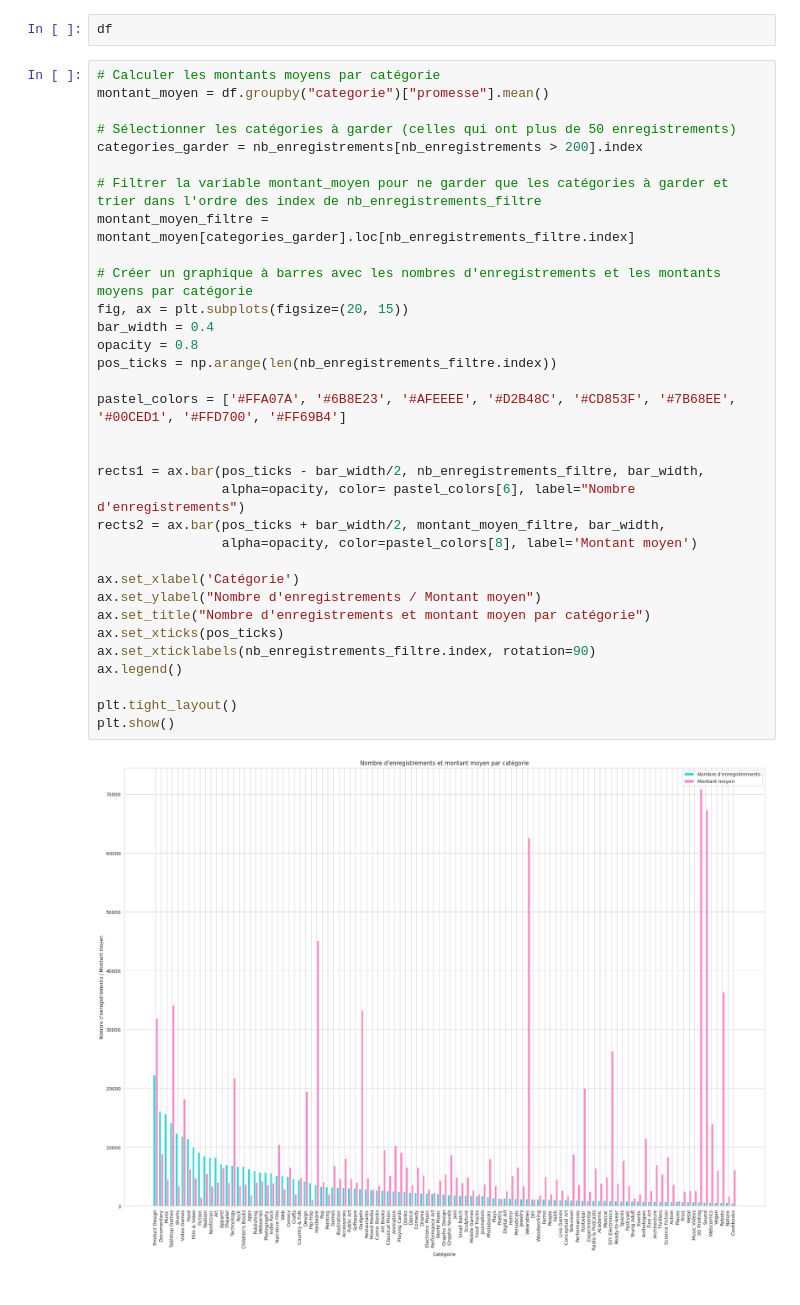
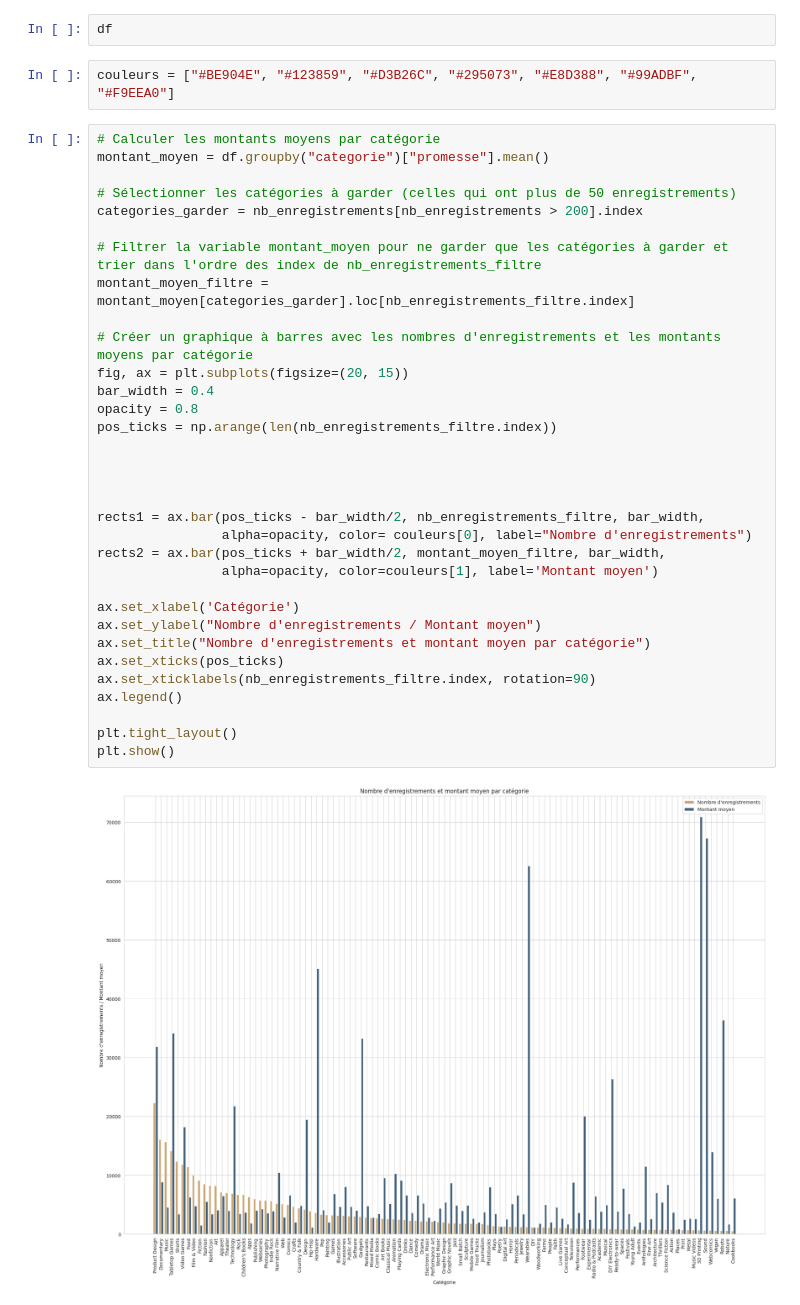
Before and after one commit to TheoKoess/Financement, a Jupyter notebook: Projet_Moreau.ipynb, the cells around one changed output. Saved outputs shown, nothing was run; the diff lists cells and outputs as text.

```diff
--- a/Projet_Moreau.ipynb
+++ b/Projet_Moreau.ipynb
@@ -10,41 +11,43 @@ import seaborn as sns
 df = pd.read_csv("/content/drive/MyDrive/financement.csv", sep=";")
 # %%
 df
+# %%
+couleurs = ["#BE904E", "#123859", "#D3B26C", "#295073", "#E8D388", "#99ADBF", "#F9EEA0"]
 # %%
 # Calculer les montants moyens par catégorie
 montant_moyen = df.groupby("categorie")["promesse"].mean()
 
 # Sélectionner les catégories à garder (celles qui ont plus de 50 enregistrements)
 categories_garder = nb_enregistrements[nb_enregistrements > 200].index
 
 # Filtrer la variable montant_moyen pour ne garder que les catégories à garder et trier dans l'ordre des index de nb_enregistrements_filtre
 montant_moyen_filtre = montant_moyen[categories_garder].loc[nb_enregistrements_filtre.index]
 
 # Créer un graphique à barres avec les nombres d'enregistrements et les montants moyens par catégorie
 fig, ax = plt.subplots(figsize=(20, 15))
 bar_width = 0.4
 opacity = 0.8
 pos_ticks = np.arange(len(nb_enregistrements_filtre.index))
 
-pastel_colors = ['#FFA07A', '#6B8E23', '#AFEEEE', '#D2B48C', '#CD853F', '#7B68EE', '#00CED1', '#FFD700', '#FF69B4']
+
 
 
 rects1 = ax.bar(pos_ticks - bar_width/2, nb_enregistrements_filtre, bar_width,
-                alpha=opacity, color= pastel_colors[6], label="Nombre d'enregistrements")
+                alpha=opacity, color= couleurs[0], label="Nombre d'enregistrements")
 rects2 = ax.bar(pos_ticks + bar_width/2, montant_moyen_filtre, bar_width,
-                alpha=opacity, color=pastel_colors[8], label='Montant moyen')
+                alpha=opacity, color=couleurs[1], label='Montant moyen')
 
 ax.set_xlabel('Catégorie')
 ax.set_ylabel("Nombre d'enregistrements / Montant moyen")
 ax.set_title("Nombre d'enregistrements et montant moyen par catégorie")
 ax.set_xticks(pos_ticks)
 ax.set_xticklabels(nb_enregistrements_filtre.index, rotation=90)
 ax.legend()
 
 plt.tight_layout()
 plt.show()
 # %% [output]
-[figure, old version]
+[figure, new version]
 # %%
 # Compter le nombre de projets en fonction de leur état
 etat_counts = df['etat'].value_counts()
```
Also changed, not shown: parts of 2 cells of this notebook.
